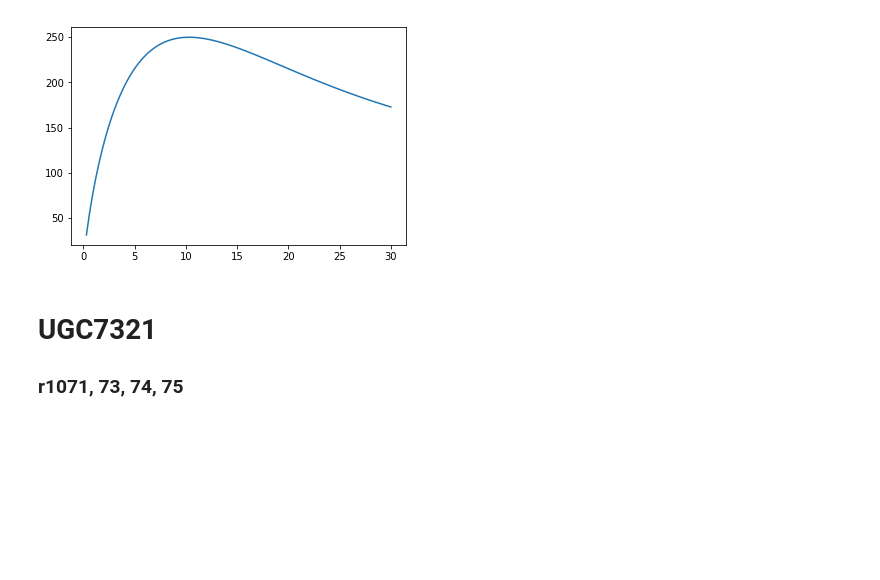
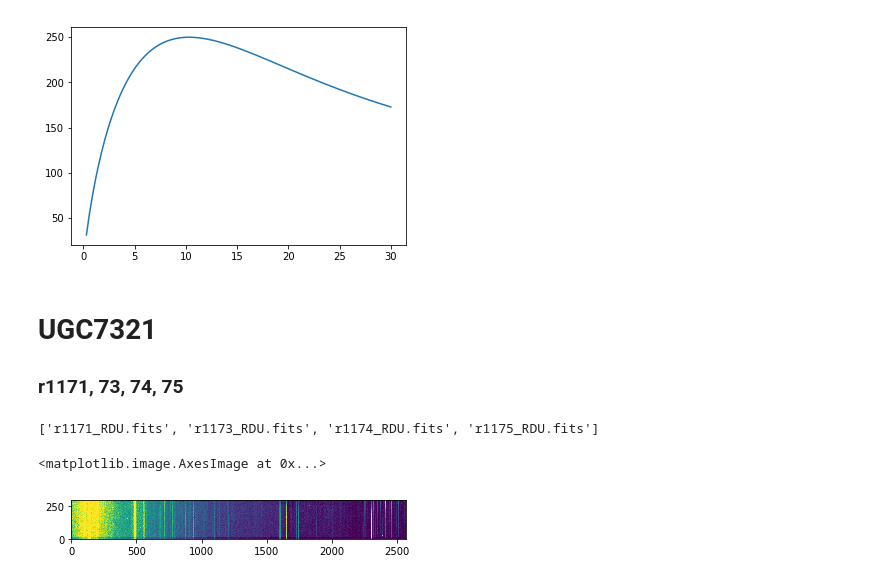
Before and after one commit to rqguan/Class-Code, a Jupyter notebook: Shane_Redu&Cali.ipynb, the cells around one changed output. Saved outputs shown, nothing was run; the diff lists cells and outputs as text; code cells hidden in the pictures; blank space fills up the shorter version.

```diff
--- a/Shane_Redu&Cali.ipynb
+++ b/Shane_Redu&Cali.ipynb
@@ -379,4 +399,10 @@ plt.plot(np.linspace(0,30,100),model_v)
 [figure]
 # %% [markdown]
 # UGC7321
-### r1071, 73, 74, 75
+### r1171, 73, 74, 75
+# %%
+UGC7321 = ['r1171.fits','r1173.fits','r1174.fits','r1175.fits']
+
+reduce_science(UGC7321,filename)
+# %% [output]
+['r1171_RDU.fits', 'r1173_RDU.fits', 'r1174_RDU.fits', 'r1175_RDU.fits']
@@ -382,0 +434,8 @@ plt.plot(np.linspace(0,30,100),model_v)
+# %%
+UGC_array = fits.open('UGC7321.fits')[0].data
+
+a = UGC_array
+plt.imshow(a, vmin= np.percentile(a, 5), vmax =np.percentile(a, 95), origin='lower')
+# %% [output]
+<matplotlib.image.AxesImage at 0x...>
+[figure, added]
```
Also changed, not shown: parts of 7 cells of this notebook.
